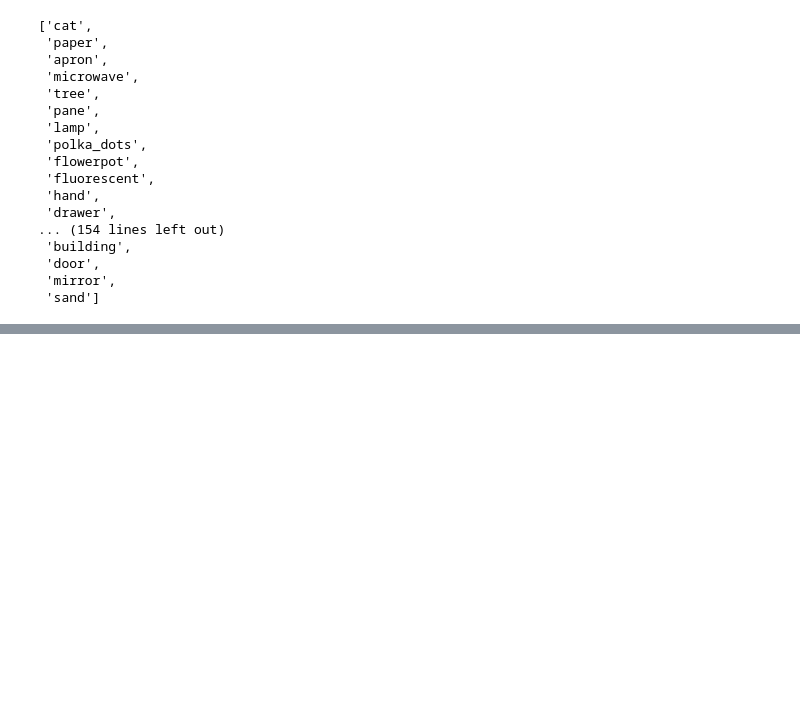
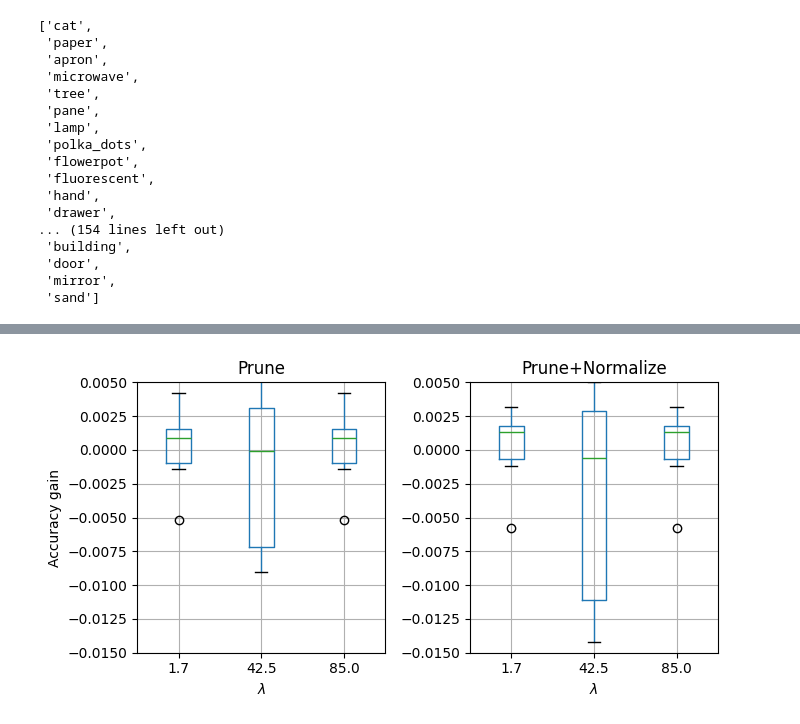
Before and after one commit to dgcnz/FACT, a Jupyter notebook: notebooks/playground_diego.ipynb, the cells around one changed output, grey strips where cells are left out. Drawn from its saved outputs; the diff is of its cells as text; code cells hidden in the pictures; blank space fills up the shorter version.

```diff
--- a/notebooks/playground_diego.ipynb
+++ b/notebooks/playground_diego.ipynb
@@ -504,0 +693,2 @@ cktp_path ="lightning_logs/task_1_bed_cat_dog/seed_55/version_0/checkpoints/epoc
+# %%
+df = pd.read_csv("logs/base_clip_resnet50/42-12-23-34-45-56-67-78-89-100/lam_17/metrics_gain.csv")
@@ -504,0 +729,30 @@ cktp_path ="lightning_logs/task_1_bed_cat_dog/seed_55/version_0/checkpoints/epoc
+# %%
+# base_path = Path("logs/base_resnet18_imagenet1k_v1/42-12-23-34-45-56-67-78-89-100")
+base_path = Path("logs/base_clip_resnet50/42-12-23-34-45-56-67-78-89-100")
+lams = [1.7, 42.5, 85]
+paths = [base_path / f"lam_{lam}" for lam in [17, 425, 85]]
+columns = "pruned_accuracy_gain,pruned_precision_gain,pruned_recall_gain,pruned_spurious_class_precision_gain,pruned_spurious_class_recall_gain,pruned_spurious_class_accuracy_gain,pruned_normalize_accuracy_gain,pruned_normalize_precision_gain,pruned_normalize_recall_gain,pruned_normalize_spurious_class_precision_gain,pruned_normalize_spurious_class_recall_gain,pruned_normalize_spurious_class_accuracy_gain,finetuned_accuracy_gain,finetuned_precision_gain,finetuned_recall_gain,finetuned_spurious_class_precision_gain,finetuned_spurious_class_recall_gain,finetuned_spurious_class_accuracy_gain"
+
+dfs = []
+for lam, lam_path in zip(lams, paths):
+    df = pd.read_csv(lam_path / "aggregated_metrics_gain.csv")
+    df["lam"] = lam
+    dfs.append(df)
+
+df = pd.concat(dfs)
+# %%
+fig, axes = plt.subplots(1, 2, figsize=(7, 4))
+df.boxplot("pruned_accuracy_gain", "lam", ax = axes[0])
+df.boxplot("pruned_normalize_accuracy_gain", "lam", ax = axes[1])
+axes[0].set_ylim(-0.015, 0.005)
+axes[1].set_ylim(-0.015, 0.005)
+axes[0].title.set_text("Prune")
+axes[0].set_ylabel("Accuracy gain")
+axes[0].set_xlabel("$\lambda$")
+axes[1].set_xlabel("$\lambda$")
+axes[1].title.set_text("Prune+Normalize")
+fig.tight_layout()
+fig.suptitle("")
+fig.savefig("combinations.jpg", dpi=900)
+# %% [output]
+[figure, added]
```
Also changed, not shown: parts of 40 cells of this notebook, 19 other files.
